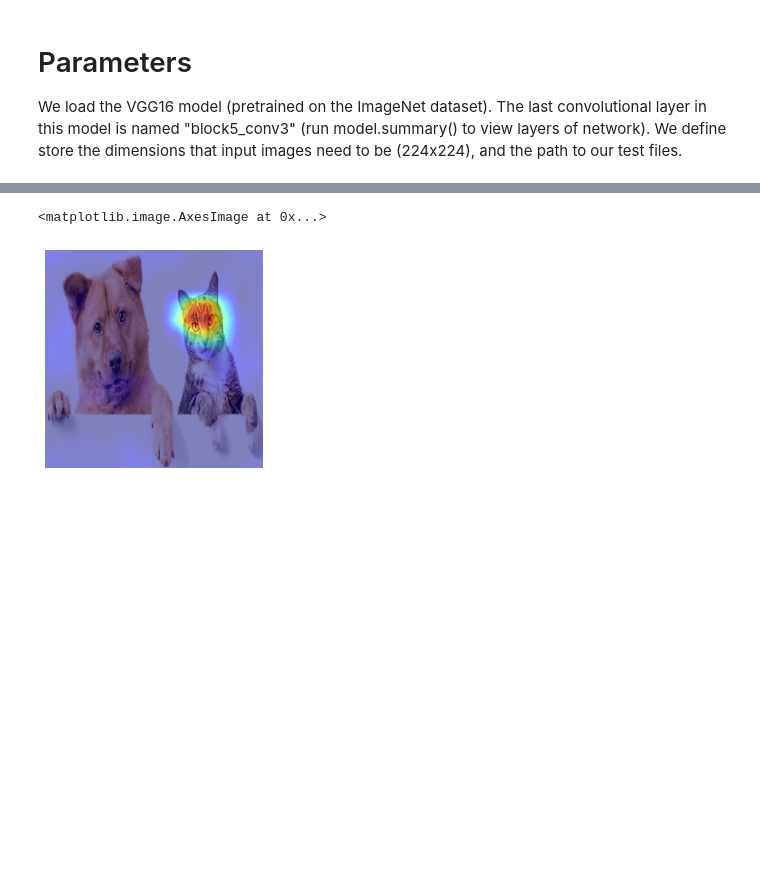
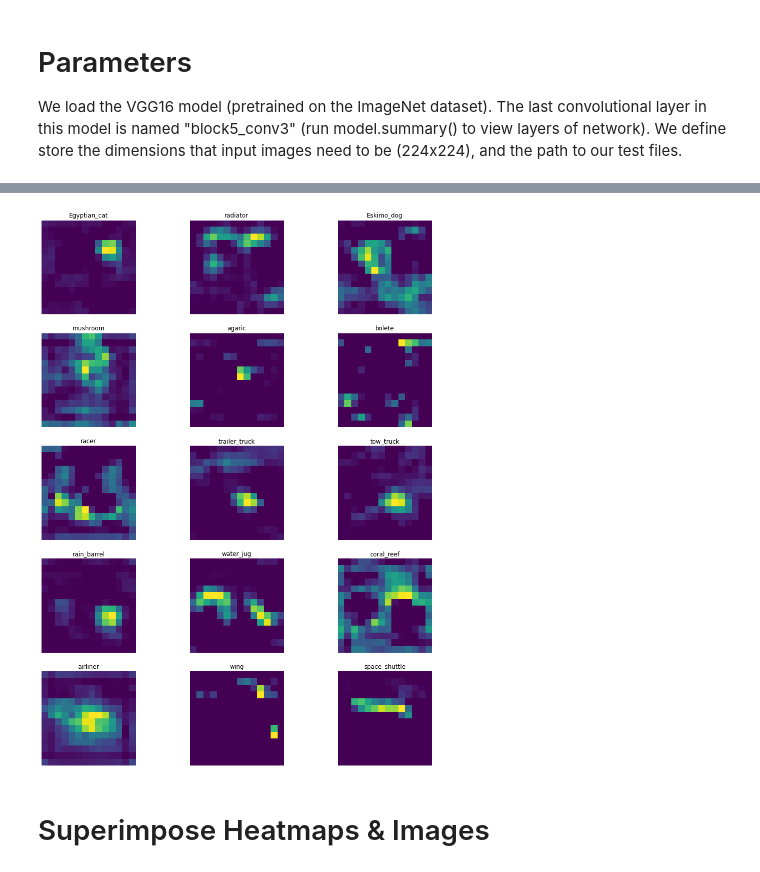
Before and after one commit to geoffcorvera/deeplearning-spring2021, a Jupyter notebook: Grad_CAM.ipynb, the cells around one changed output, grey strips where cells are left out. Cells and saved outputs as stored; diff of their text form; code cells hidden in the pictures; blank space fills up the shorter version.

```diff
--- a/Grad_CAM.ipynb
+++ b/Grad_CAM.ipynb
@@ -91,15 +101,24 @@ heatmap = heatmap.numpy()
+# %%
+all_heatmaps = []
+for img, top3 in zip(preprocessed_imgs, top3_preds):
+  all_heatmaps.append([(desc, grad_cam(img, model, last_conv_name, score)) for desc, score in top3])
+# %%
+fig, axs = plt.subplots(n_images, 3, figsize=(15,20))
+for row, maps in zip(axs, all_heatmaps):
+  for ax, (desc, map) in zip(row, maps):
+    ax.set_title(desc)
+    ax.axis('off')
+    ax.imshow(map)
+
+plt.show()
+# %% [output]
+[figure, added]
+# %% [markdown]
+# Superimpose Heatmaps & Images
 # %%
-img = img.squeeze()
-
-# Add 'batch' and 'channels' dimensions
-heatmap = heatmap[tf.newaxis, ..., tf.newaxis]
-heatmap = tf.image.resize(heatmap, (img.shape[0], img.shape[1])).numpy()
-heatmap = heatmap.squeeze()
-heatmap = np.uint8(255 * heatmap)
-
-plt.axis('off')
-plt.imshow(img)
-plt.imshow(heatmap, cmap='jet', alpha=0.5)
+def resize_and_rescale_intensities(matrix, shape):
+  # Add 'batch' and 'channels' dimensions
+  res = matrix[tf.newaxis, ..., tf.newaxis]
+  res = tf.image.resize(res, (shape[0], shape[1])).numpy()
+  res = res.squeeze()
+  return np.uint8(255 * res)
-# %% [output]
-<matplotlib.image.AxesImage at 0x...>
-[figure, removed]
```
Also changed, not shown: parts of 8 cells of this notebook.
